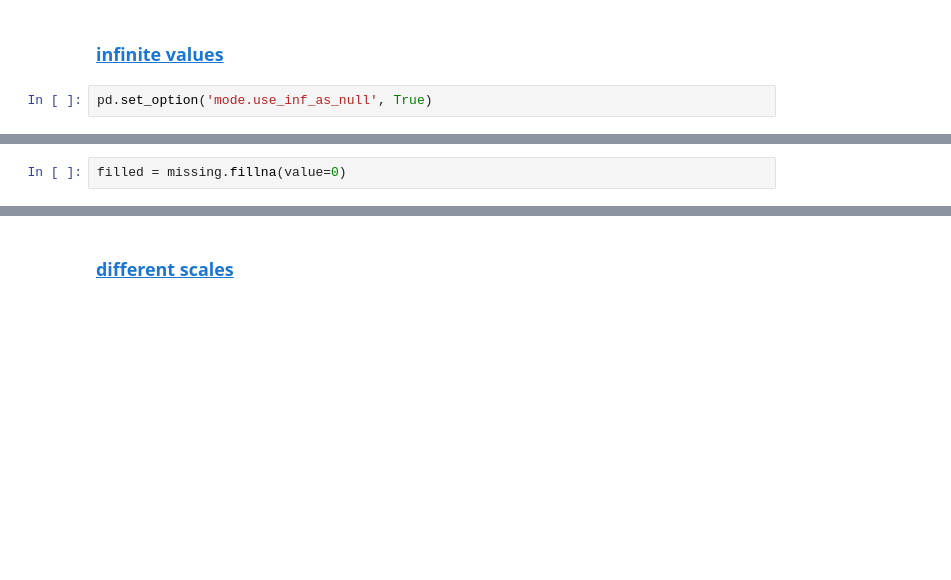
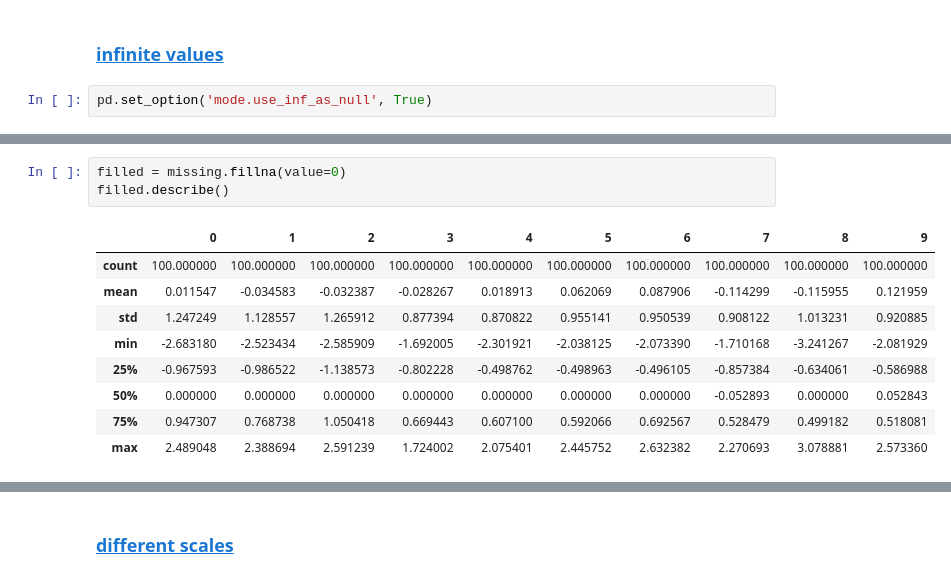
Before and after one commit to fulibacsi/oldsite, a Jupyter notebook: notebooks/DS_szisz_2016_I_3.ipynb, the cells around one changed output, grey strips where cells are left out. Cells and saved outputs as stored; diff of their text form; blank space fills up the shorter version.

```diff
--- a/notebooks/DS_szisz_2016_I_3.ipynb
+++ b/notebooks/DS_szisz_2016_I_3.ipynb
@@ -253,4 +291,15 @@ dropped.shape
 # %%
 filled = missing.fillna(value=0)
+filled.describe()
+# %% [output]
+|  | 0 | 1 | 2 | 3 | 4 | 5 | 6 | 7 | 8 | 9 |
+| count | 100.000000 | 100.000000 | 100.000000 | 100.000000 | 100.000000 | 100.000000 | 100.000000 | 100.000000 | 100.000000 | 100.000000 |
+| mean | 0.011547 | -0.034583 | -0.032387 | -0.028267 | 0.018913 | 0.062069 | 0.087906 | -0.114299 | -0.115955 | 0.121959 |
+| std | 1.247249 | 1.128557 | 1.265912 | 0.877394 | 0.870822 | 0.955141 | 0.950539 | 0.908122 | 1.013231 | 0.920885 |
+| min | -2.683180 | -2.523434 | -2.585909 | -1.692005 | -2.301921 | -2.038125 | -2.073390 | -1.710168 | -3.241267 | -2.081929 |
+| 25% | -0.967593 | -0.986522 | -1.138573 | -0.802228 | -0.498762 | -0.498963 | -0.496105 | -0.857384 | -0.634061 | -0.586988 |
+| 50% | 0.000000 | 0.000000 | 0.000000 | 0.000000 | 0.000000 | 0.000000 | 0.000000 | -0.052893 | 0.000000 | 0.052843 |
+| 75% | 0.947307 | 0.768738 | 1.050418 | 0.669443 | 0.607100 | 0.592066 | 0.692567 | 0.528479 | 0.499182 | 0.518081 |
+| max | 2.489048 | 2.388694 | 2.591239 | 1.724002 | 2.075401 | 2.445752 | 2.632382 | 2.270693 | 3.078881 | 2.573360 |
 # %%
 interpolated = missing.interpolate()
```
Also changed, not shown: parts of 18 cells of this notebook.
